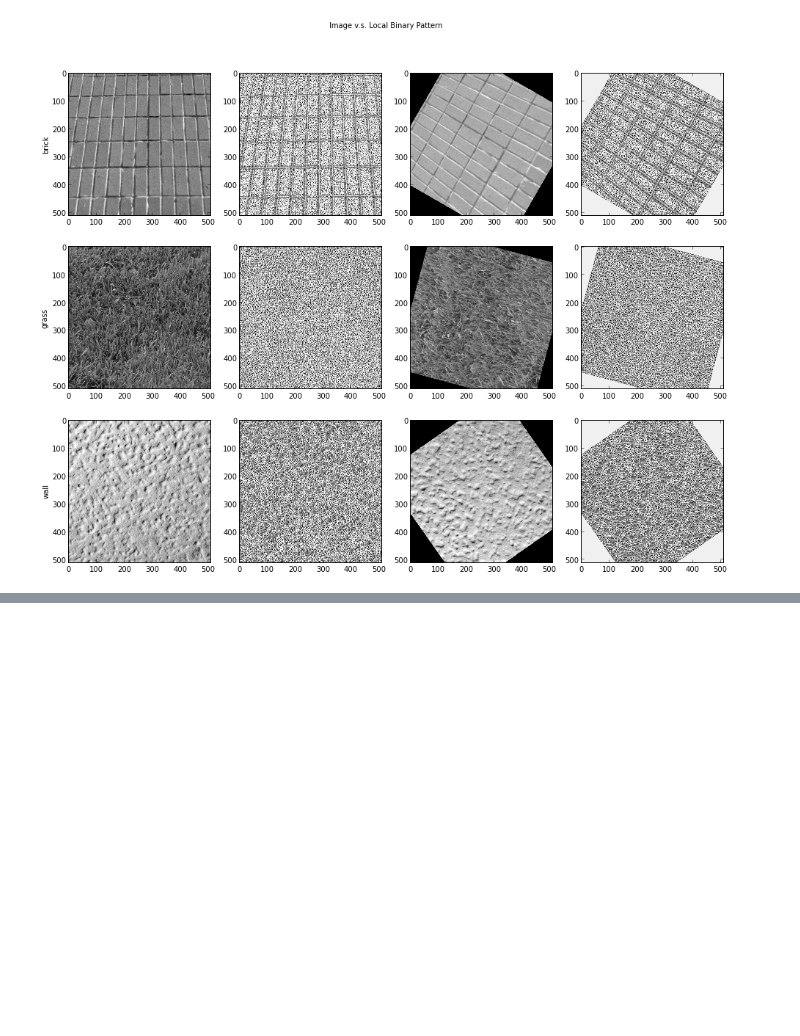
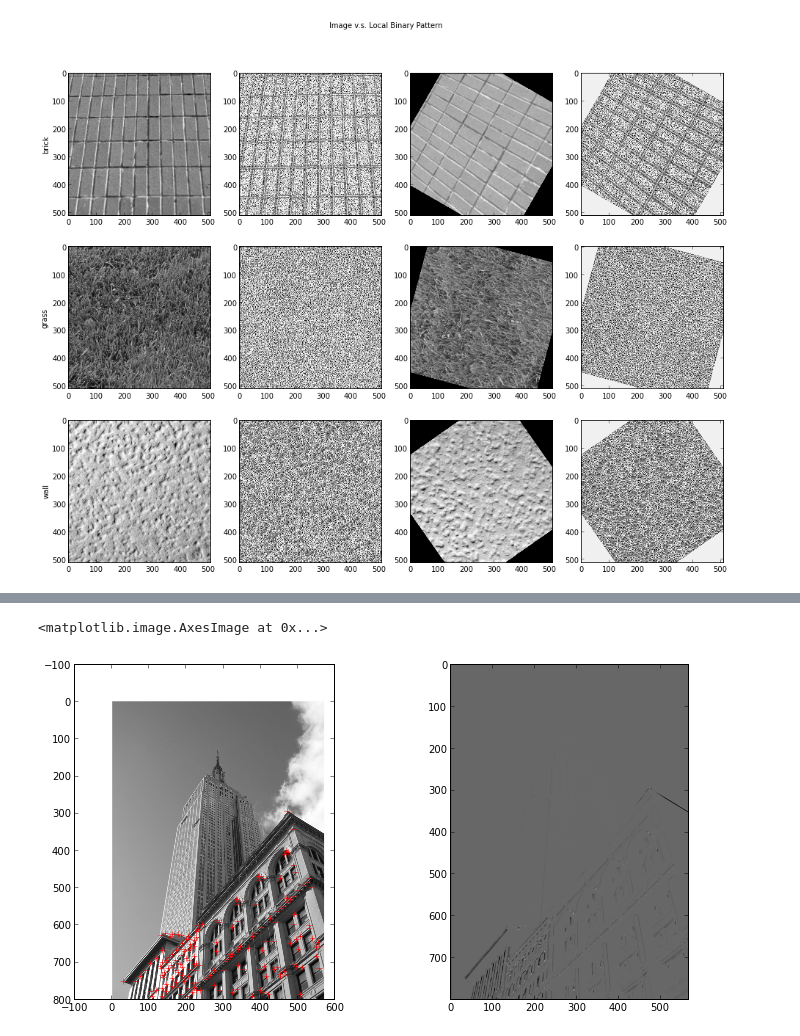
Before and after one commit to dolaameng/tutorials, a Jupyter notebook: cv-tutorials/BASIC_Image_processing_and_feature_extraction.ipynb, the cells around one changed output, grey strips where cells are left out. Saved outputs shown, nothing was run; the diff lists cells and outputs as text; code cells hidden in the pictures; blank space fills up the shorter version.

```diff
--- a/cv-tutorials/BASIC_Image_processing_and_feature_extraction.ipynb
+++ b/cv-tutorials/BASIC_Image_processing_and_feature_extraction.ipynb
@@ -404,0 +435,24 @@ LBP: wall vs wall = 0.0110025
+# %%
+## Harris corner detection
+
+## Corner detectors give you coordinates (ys, xs), aka (rows, cols) of corners
+## use feature.corner.peaks to find them from response image
+
+from skimage import io
+from skimage import color
+from skimage import filter
+
+img = io.imread('data/python-cv/empire.jpg')
+img = color.rgb2gray(img)
+
+corner_response = feature.corner_harris(img, k = 0.1)
+img_corners = feature.corner_peaks(corner_response, min_distance=4)
+ys, xs = zip(*img_corners)
+
+fig, axes = subplots(nrows = 1, ncols = 2, figsize = (2 * 6, 6))
+axes[0].imshow(img)
+axes[0].plot(xs, ys, 'r+', markersize = 6)
+axes[1].imshow(corner_response)
+# %% [output]
+<matplotlib.image.AxesImage at 0x...>
+[figure, added]
```
Also changed, not shown: parts of 7 cells of this notebook, 1 other file.
